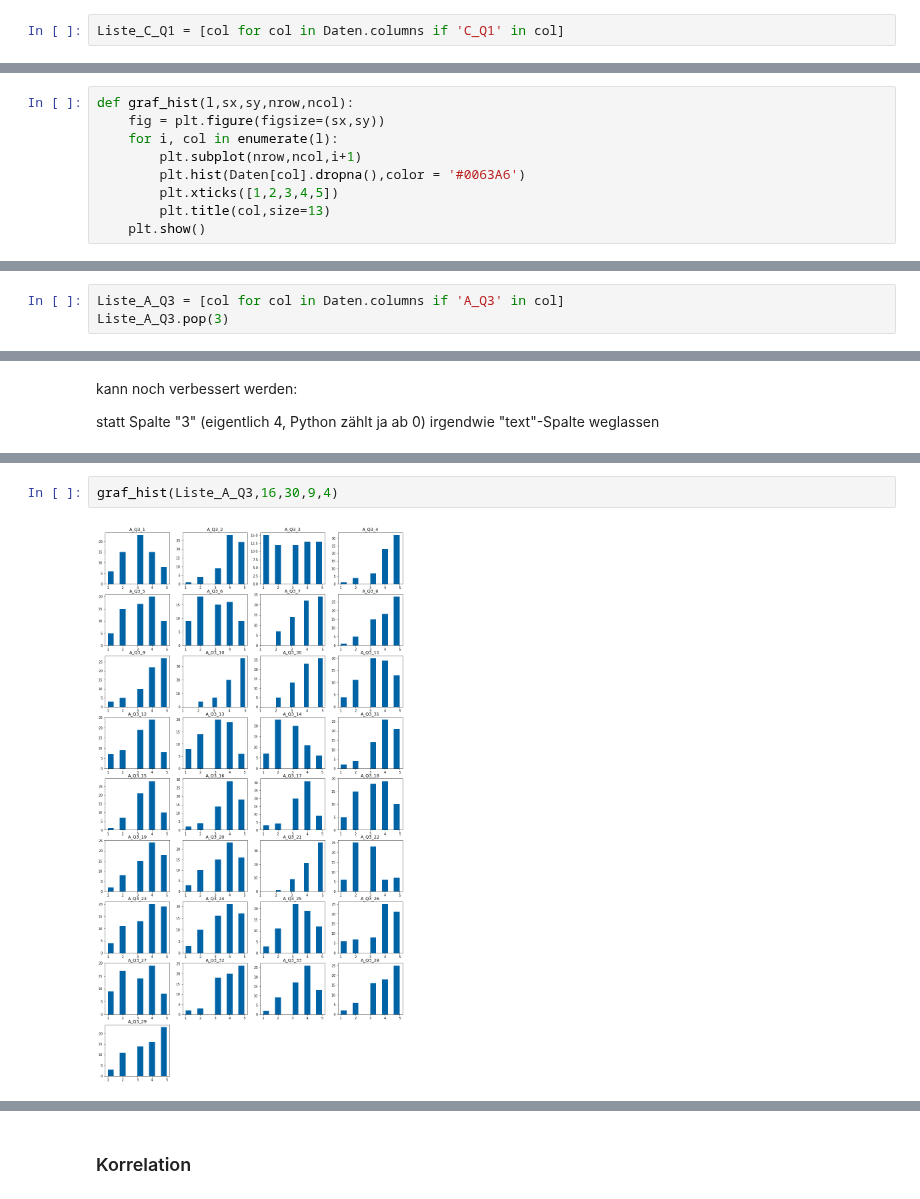
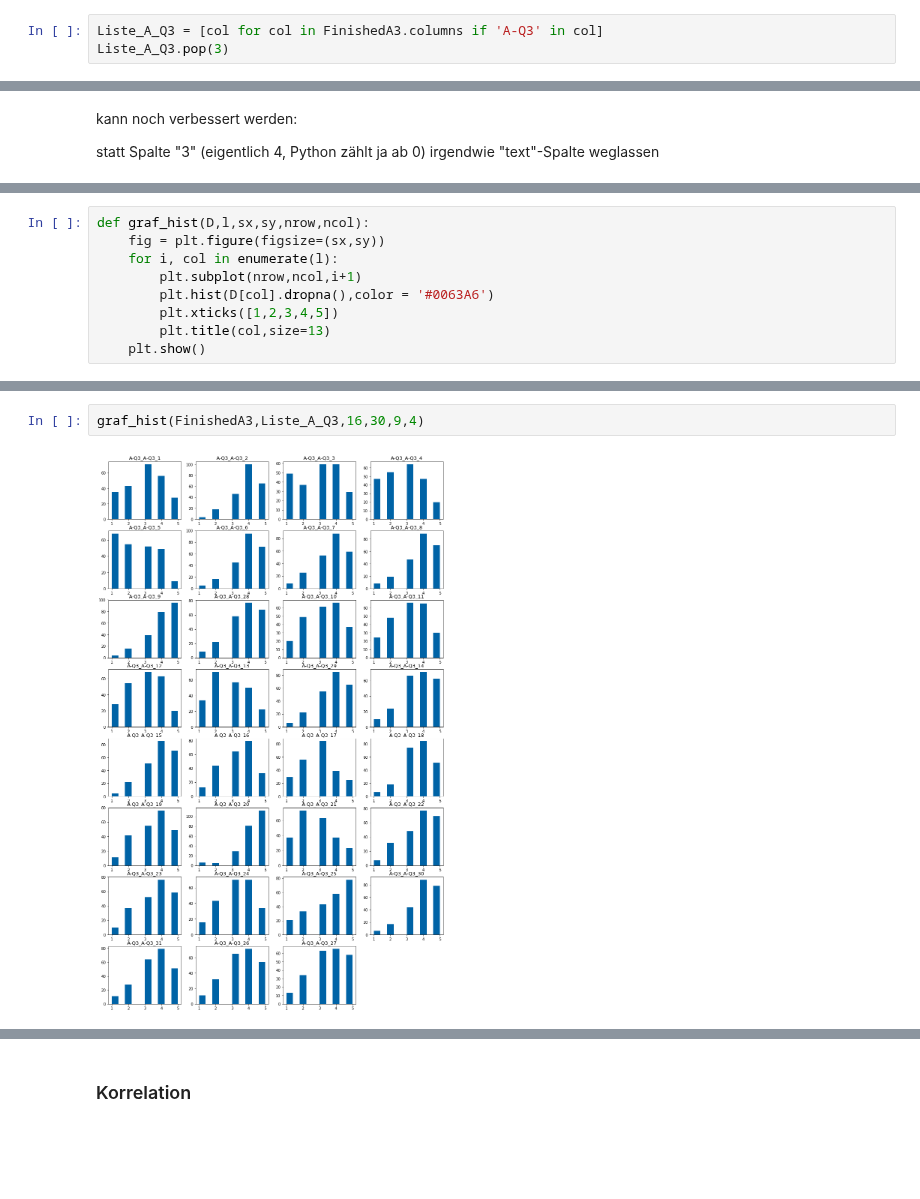
Before and after one commit to martinakienberger/Dissertation_LIS, a Jupyter notebook: Datenanalyse_Hauptstudie.ipynb, the cells around one changed output, grey strips where cells are left out. Drawn from its saved outputs; the diff is of its cells as text; blank space fills up the shorter version.

```diff
--- a/Datenanalyse_Hauptstudie.ipynb
+++ b/Datenanalyse_Hauptstudie.ipynb
@@ -54,2 +71,3 @@ Liste_A_Q2 = [col for col in Daten.columns if 'A_Q2' in col]
 # %%
-Liste_C_Q1 = [col for col in Daten.columns if 'C_Q1' in col]
+Liste_A_Q3 = [col for col in FinishedA3.columns if 'A-Q3' in col]
+Liste_A_Q3.pop(3)
@@ -56,9 +75,0 @@ Liste_C_Q1 = [col for col in Daten.columns if 'C_Q1' in col]
-# %%
-def graf_hist(l,sx,sy,nrow,ncol):
-    fig = plt.figure(figsize=(sx,sy))
-    for i, col in enumerate(l):
-        plt.subplot(nrow,ncol,i+1)
-        plt.hist(Daten[col].dropna(),color = '#0063A6')
-        plt.xticks([1,2,3,4,5])
-        plt.title(col,size=13)
-    plt.show()
@@ -69,3 +75,0 @@ graf_hist(Liste_A_Q2,16,8,2,4)
-# %%
-Liste_A_Q3 = [col for col in Daten.columns if 'A_Q3' in col]
-Liste_A_Q3.pop(3)
@@ -77,0 +82,9 @@ statt Spalte "3" (eigentlich 4, Python zählt ja ab 0) irgendwie "text"-Spalte w
+# %%
+def graf_hist(D,l,sx,sy,nrow,ncol):
+    fig = plt.figure(figsize=(sx,sy))
+    for i, col in enumerate(l):
+        plt.subplot(nrow,ncol,i+1)
+        plt.hist(D[col].dropna(),color = '#0063A6')
+        plt.xticks([1,2,3,4,5])
+        plt.title(col,size=13)
+    plt.show()
@@ -82,5 +99,5 @@ len(Liste_A_Q3)
 # %%
-graf_hist(Liste_A_Q3,16,30,9,4)
+graf_hist(FinishedA3,Liste_A_Q3,16,30,9,4)
 # %% [output]
-[figure, old version]
+[figure, new version]
 # %%
```
Also changed, not shown: parts of 72 cells of this notebook, 2 other files.
